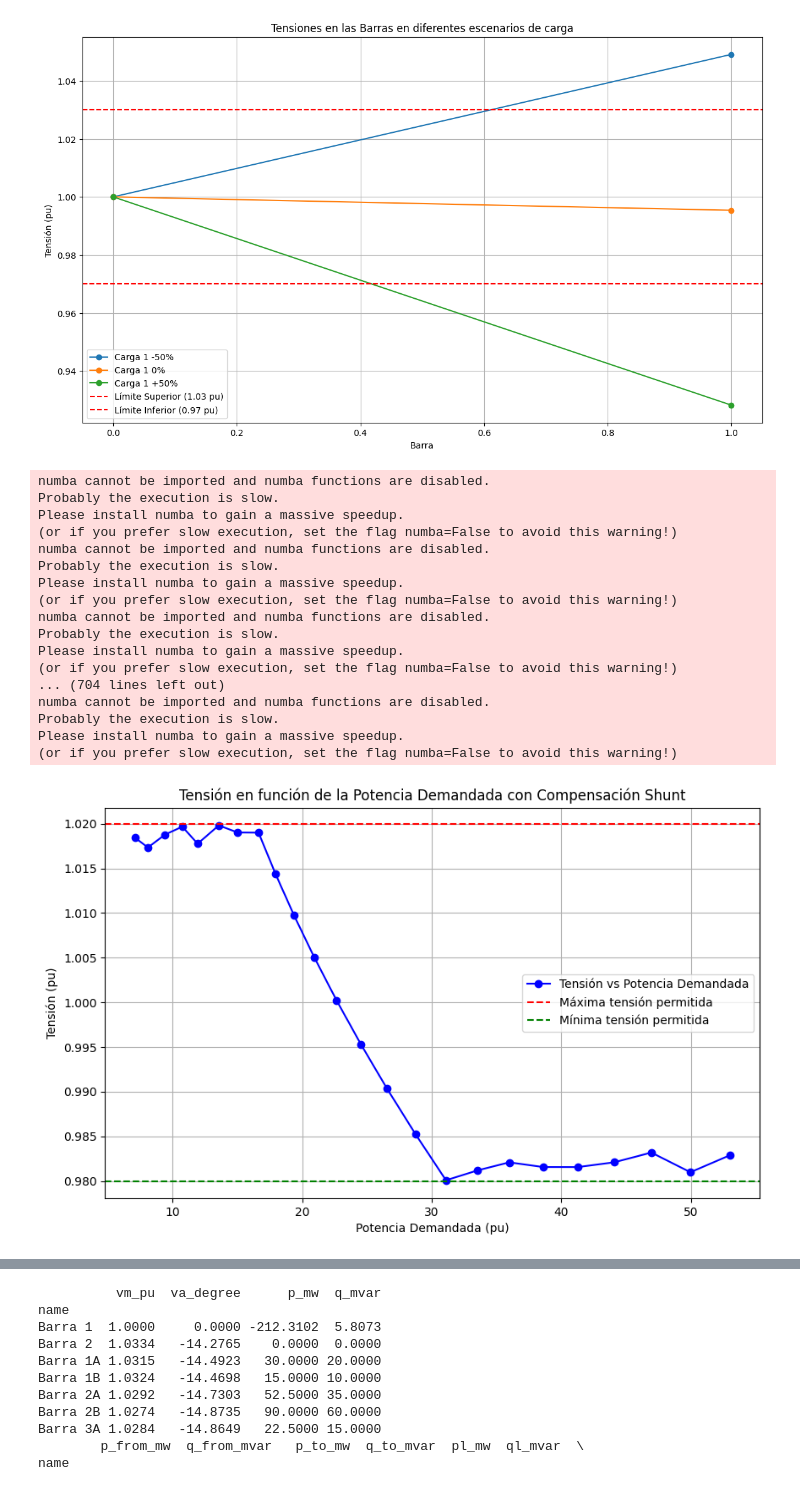
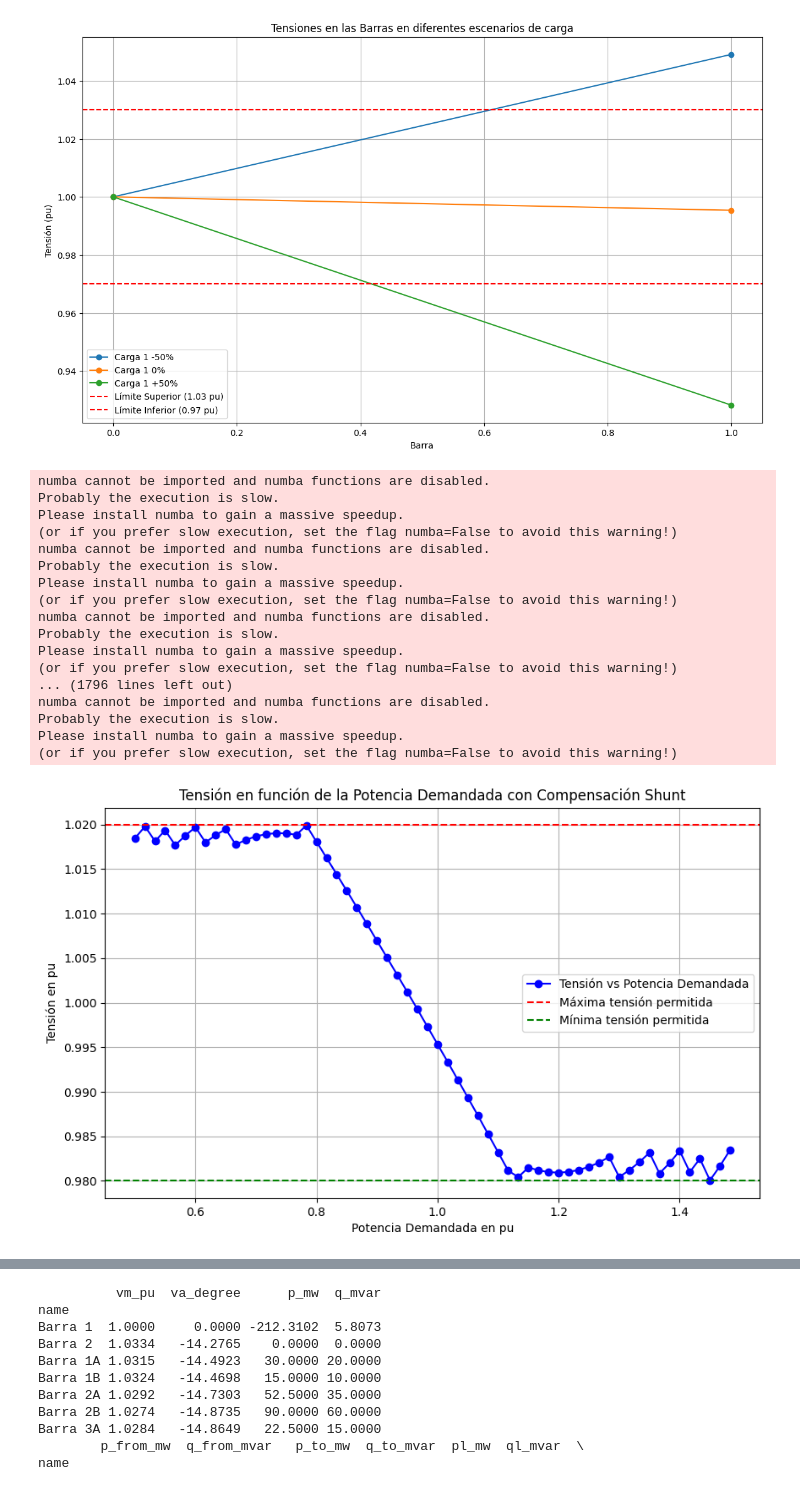
Before and after one commit to ALANRODRIGUEZA/G4A_SEP1-A_S12024, a Jupyter notebook: Tarea 1.ipynb, the cells around one changed output, grey strips where cells are left out. Cells and saved outputs as stored; diff of their text form; code cells hidden in the pictures.

Commit message:
Update Tarea 1.ipynb
Se agrega el código para el punto c) del sistema 1 figura 1a, añadiendo comentarios al respecto, y también se corrige código de la sección b para entregar valores en pu

```diff
--- a/Tarea 1.ipynb
+++ b/Tarea 1.ipynb
@@ -118,15 +118,20 @@ import math as mm
 pd.set_option('display.float_format', lambda x: '{:.4f}'.format(x))
 
 # Variables auxiliares para guardar datos
+Tension = []
 Tension_comp = []
-Pot_lineas_comp = []
+Per_Pot_linea = []
+Per_Pot_linea_comp = []
 React_comp = []
+S_carga = []
+S_carga_pu = []
 
-for S_sistema in range(600, 1800, 50):
+for S_sistema in range(600, 1800, 20):
     Red1 = pp.create_empty_network()
     Barra_1 = pp.create_bus(Red1, vn_kv=500, name="Barra 1")
     Barra_2 = pp.create_bus(Red1, vn_kv=500, name="Barra 2")
-
+    S_carga.append(S_sistema)
+    S_carga_pu.append(S_sistema/1200)
     # Calculo potencias en carga
     FP_carga = 0.9
     P_carga = round(S_sistema * FP_carga, 1)
@@ -142,6 +147,8 @@ for S_sistema in range(600, 1800, 50):
     # Flujo
     pp.runpp(Red1)
     Comp_tension_barra_2 = Red1.res_bus.at[Barra_2, 'vm_pu']
+    Tension.append(Red1.res_bus.at[Barra_2, 'vm_pu'])
+    Per_Pot_linea.append(Red1.res_line.loc[0, 'pl_mw'] * 2)
 
     # Calculo iterativo de compensacion en barras
     if Comp_tension_barra_2 > 1.02:  # Caso sobretension, aplicar inductancia shunt
@@ -150,7 +157,7 @@ for S_sistema in range(600, 1800, 50):
             pp.runpp(Red1)
             if Red1.res_bus.at[Barra_2, 'vm_pu'] <= 1.02:
                 Tension_comp.append(Red1.res_bus.at[Barra_2, 'vm_pu'])
-                Pot_lineas_comp.append(Red1.res_line.loc[0, 'pl_mw'] * 2)
+                Per_Pot_linea_comp.append(Red1.res_line.loc[0, 'pl_mw'] * 2)
                 React_comp.append(comp_ind)
                 break
     elif Comp_tension_barra_2 < 0.98:  # Caso baja tension, aplicar capacitor shunt
@@ -159,46 +166,62 @@ for S_sistema in range(600, 1800, 50):
             pp.runpp(Red1)
             if Red1.res_bus.at[Barra_2, 'vm_pu'] >= 0.98:
                 Tension_comp.append(Red1.res_bus.at[Barra_2, 'vm_pu'])
-                Pot_lineas_comp.append(Red1.res_line.loc[0, 'pl_mw'] * 2)
+                Per_Pot_linea_comp.append(Red1.res_line.loc[0, 'pl_mw'] * 2)
                 React_comp.append(-1 * comp_cap)
                 break
     else:
         Tension_comp.append(Red1.res_bus.at[Barra_2, 'vm_pu'])
-        Pot_lineas_comp.append(Red1.res_line.loc[0, 'pl_mw'] * 2)
+        Per_Pot_linea_comp.append(Red1.res_line.loc[0, 'pl_mw'] * 2)
         React_comp.append(0)
+
 
 # Gráfico de los resultados
 plt.figure(figsize=(10, 6))
-plt.plot(Pot_lineas_comp, Tension_comp, marker='o', linestyle='-', color='b', label='Tensión vs Potencia Demandada')
+plt.plot(S_carga_pu, Tension_comp, marker='o', linestyle='-', color='b', label='Tensión vs Potencia Demandada')
 plt.axhline(y=1.02, color='r', linestyle='--', label='Máxima tensión permitida')
 plt.axhline(y=0.98, color='g', linestyle='--', label='Mínima tensión permitida')
-plt.xlabel('Potencia Demandada (pu)')
-plt.ylabel('Tensión (pu)')
+plt.xlabel('Potencia Demandada en pu')
+plt.ylabel('Tensión en pu')
 plt.title('Tensión en función de la Potencia Demandada con Compensación Shunt')
 plt.legend()
 plt.grid(True)
 plt.show()
 
 
 #3.c) Grafique en solo una Figura las pérdidas en la línea para todo el rango de potencia demandada y todo el rango de
 #     compensación que escogió. En la misma Figura deberá indicar una curva de las pérdidas sin compensación. Justifique
 #     teóricamente los resultados y comente.
+
+plt.figure(figsize=(10, 6))
+plt.plot(S_carga, Per_Pot_linea, marker ='o', linestyle='-', color='g', label='Pérdidas totales en la línea sin compensar')
+plt.plot(S_carga, Per_Pot_linea_comp, marker ='^', linestyle='-', color='r', label='Pérdidas totales en la línea con compensación')
+plt.xlabel('Carga MVA')
+plt.ylabel('Pérdidas en Línea [Mw]')
+plt.title('Pérdidas de la línea con carga variable')
+plt.legend()
+plt.grid(True)
+plt.show()
+
+# Comentarios
+# Se entrega la potencia total de las dos lineas en paralelo, por eso que el codigo llega en algunas partes una multiplicación por 2.
+# De la gráfica se puede concluir que la línea tiene menores pérdidas cuando es compensada, esto se vuelve más relevante cuanto mayor es
+# la variación de la carga original, tanto cuando se disminuye como cuando se aumenta.
 # %% [output]
 numba cannot be imported and numba functions are disabled.
 Probably the execution is slow.
 Please install numba to gain a massive speedup.
 (or if you prefer slow execution, set the flag numba=False to avoid this warning!)
 numba cannot be imported and numba functions are disabled.
 Probably the execution is slow.
 Please install numba to gain a massive speedup.
 (or if you prefer slow execution, set the flag numba=False to avoid this warning!)
 numba cannot be imported and numba functions are disabled.
 Probably the execution is slow.
 Please install numba to gain a massive speedup.
 (or if you prefer slow execution, set the flag numba=False to avoid this warning!)
-... (704 lines left out)
+... (1796 lines left out)
 numba cannot be imported and numba functions are disabled.
 Probably the execution is slow.
 Please install numba to gain a massive speedup.
 (or if you prefer slow execution, set the flag numba=False to avoid this warning!)
-[figure, old version]
+[figure, new version]
```
Also changed, not shown: parts of 1 cell of this notebook.
